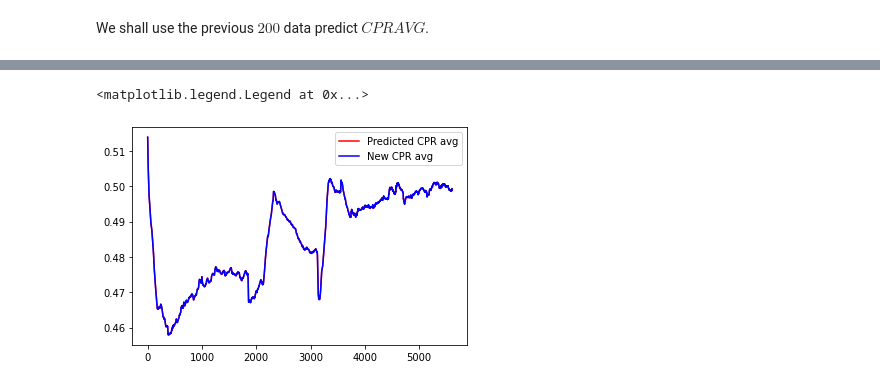
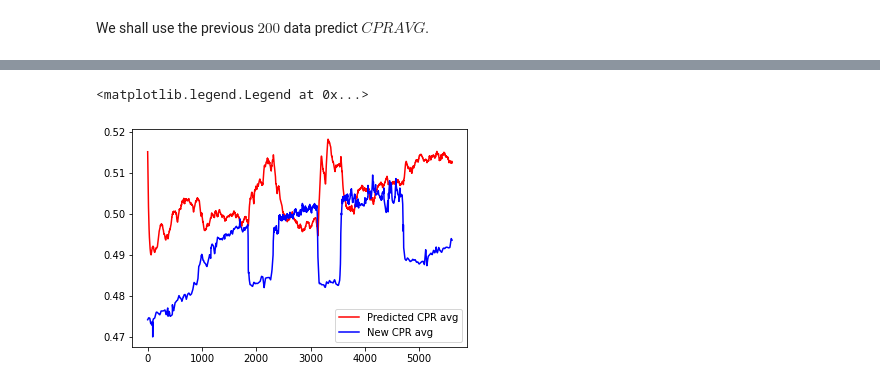
Before and after one commit to RiddhimanRaut/Deep-Learning-based-CPR-estimation, a Jupyter notebook: CPR_prediction_multivariate_LSTM_updated.ipynb, the cells around one changed output, grey strips where cells are left out. Drawn from its saved outputs; the diff is of its cells as text; code cells hidden in the pictures.

```diff
--- a/CPR_prediction_multivariate_LSTM_updated.ipynb
+++ b/CPR_prediction_multivariate_LSTM_updated.ipynb
@@ -119,6 +119,6 @@ _________________________________________________________________
 # %%
 #Let's traaaaaaaaaaaainnn
 
-history = model.fit(trainX,trainY,epochs=100,verbose=1,batch_size=32,validation_split=0.1)
+history = model.fit(trainX,trainY,epochs=100,verbose=1,batch_size=10,validation_split=0.1)
 # %% [output]
 Epoch 1/100
@@ -228,9 +228,10 @@ Predicting CPRAVG for entry: 5603
 Predicting CPRAVG for entry: 5604
 # %%
 plt.plot(CPRAVG_predicted_values,color = 'red', label = 'Predicted CPR avg')
-new_CPRAVG = df_future['CPRAVG']
+df_future2 = pd.read_csv(url_future)
+new_CPRAVG = df_future2['CPRAVG']
 plt.plot(new_CPRAVG,color = 'Blue', label = 'New CPR avg')
 plt.legend()
 # %% [output]
 <matplotlib.legend.Legend at 0x...>
-[figure, old version]
+[figure, new version]
```
Also changed, not shown: parts of 4 cells of this notebook.
